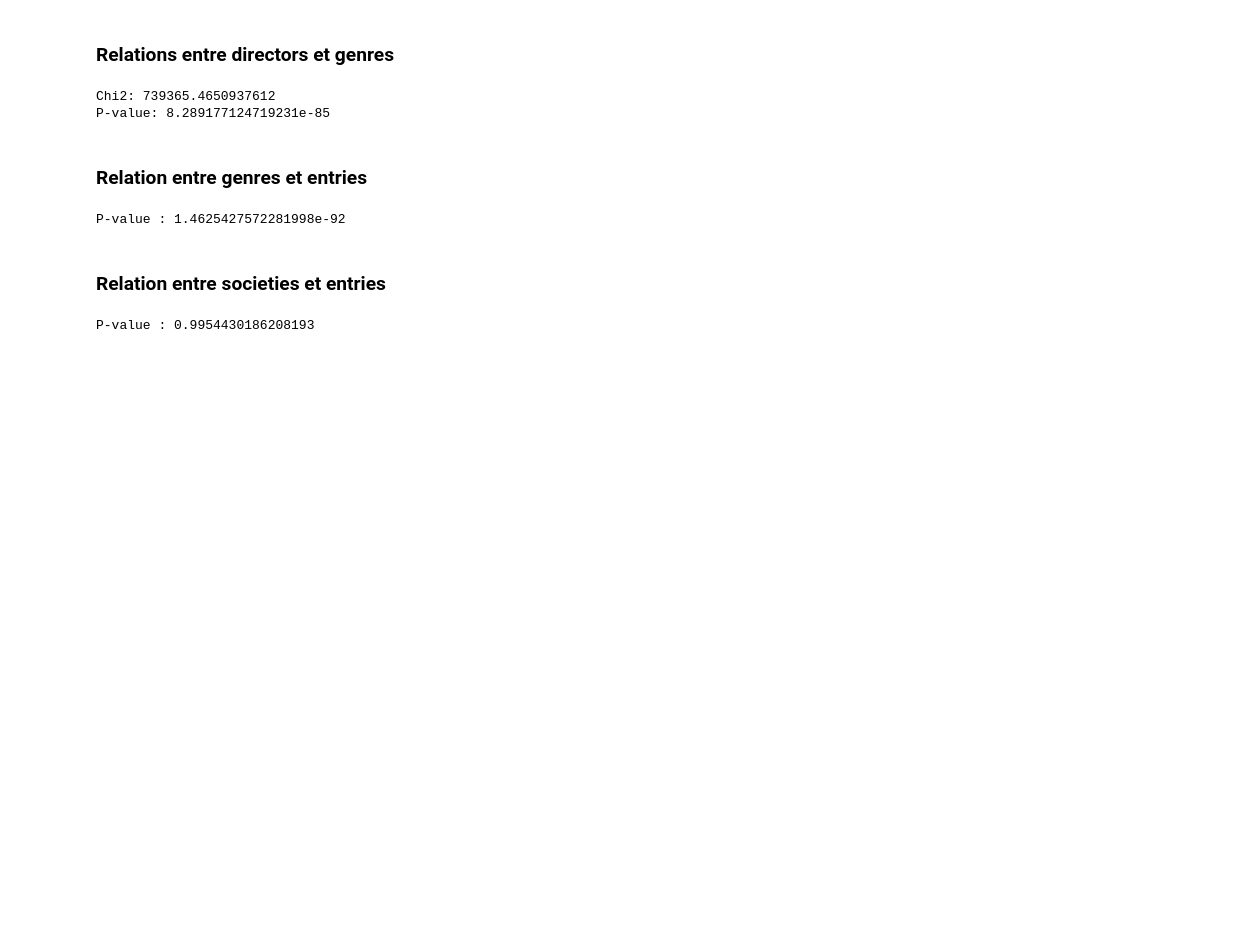
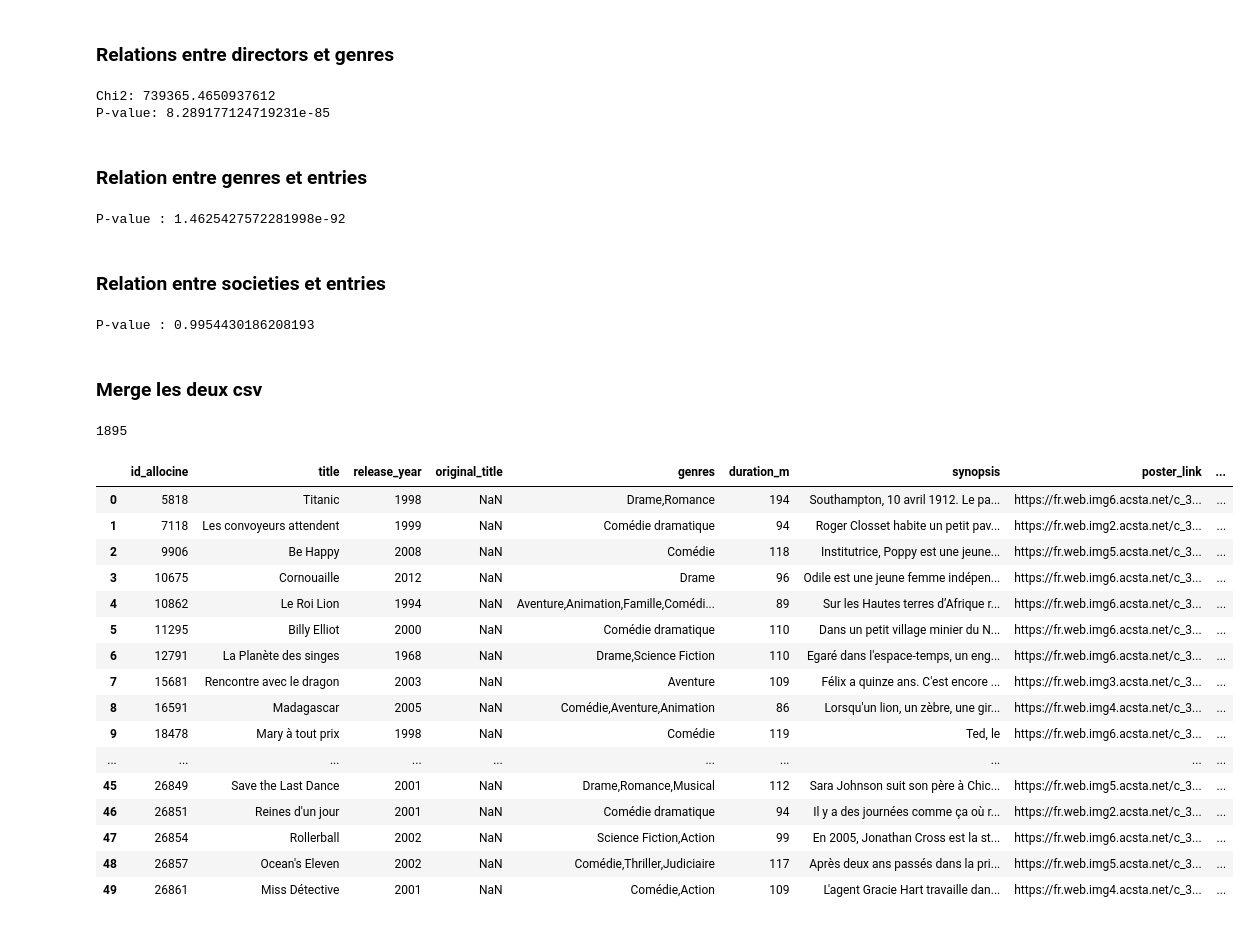
Before and after one commit to faridig/NIAB, a Jupyter notebook: EDA.ipynb, the cells around one changed output. Saved outputs shown, nothing was run; the diff lists cells and outputs as text; code cells hidden in the pictures; blank space fills up the shorter version.

```diff
--- a/EDA.ipynb
+++ b/EDA.ipynb
@@ -293,3 +294,63 @@ f_statistic, p_value = f_oneway(*grouped_data)
 print("P-value :", p_value)
 # %% [output]
 P-value : 0.9954430186208193
+# %% [markdown]
+### Merge les deux csv
+# %%
+df_budget = pd.read_csv('EDA/DBa_to_csv/film.csv')
+
+
+df['budget'].nunique()
+
+
+#Nombre de zéro dans df
+zero_budget_rows = df[df['budget'] == '0']
+nombre_lignes = zero_budget_rows.shape[0]
+print(nombre_lignes)
+# %% [output]
+1895
+# %%
+
+
+#Nettoyage des années
+
+# Fonction pour supprimer les parenthèses et les années
+def remove_parentheses_and_years(film_title):
+    return re.sub(r'\([^()]*\)', '', film_title)
+
+# Appliquer la fonction à la colonne 'film'
+df_budget['film'] = df_budget['film'].apply(remove_parentheses_and_years)
+# %%
+from fuzzywuzzy import fuzz
+
+# Identifier les correspondances approximatives
+# Utiliser la similarité de Levenshtein pour calculer la similitude entre les titres et les films
+# Exemple: fuzzywuzzy
+
+def find_matching_titles(title, films):
+    for film in films:
+        if fuzz.partial_ratio(title, film) >= 90:  # Ajustez ce seuil selon vos besoins
+            return film
+    return None
+
+df['film_match'] = df['title'].apply(lambda x: find_matching_titles(x, df_budget['film']))
+# %%
+df.head(50)
+# %% [output]
+|  | id_allocine | title | release_year | original_title | genres | duration_m | synopsis | poster_link | ... |
+| 0 | 5818 | Titanic | 1998 | NaN | Drame,Romance | 194 | Southampton, 10 avril 1912. Le pa... | https://fr.web.img6.acsta.net/c_3... | ... |
+| 1 | 7118 | Les convoyeurs attendent | 1999 | NaN | Comédie dramatique | 94 | Roger Closset habite un petit pav... | https://fr.web.img2.acsta.net/c_3... | ... |
+| 2 | 9906 | Be Happy | 2008 | NaN | Comédie | 118 | Institutrice, Poppy est une jeune... | https://fr.web.img5.acsta.net/c_3... | ... |
+| 3 | 10675 | Cornouaille | 2012 | NaN | Drame | 96 | Odile est une jeune femme indépen... | https://fr.web.img6.acsta.net/c_3... | ... |
+| 4 | 10862 | Le Roi Lion | 1994 | NaN | Aventure,Animation,Famille,Comédi... | 89 | Sur les Hautes terres d’Afrique r... | https://fr.web.img6.acsta.net/c_3... | ... |
+| 5 | 11295 | Billy Elliot | 2000 | NaN | Comédie dramatique | 110 | Dans un petit village minier du N... | https://fr.web.img6.acsta.net/c_3... | ... |
+| 6 | 12791 | La Planète des singes | 1968 | NaN | Drame,Science Fiction | 110 | Egaré dans l'espace-temps, un eng... | https://fr.web.img6.acsta.net/c_3... | ... |
+| 7 | 15681 | Rencontre avec le dragon | 2003 | NaN | Aventure | 109 | Félix a quinze ans. C'est encore ... | https://fr.web.img3.acsta.net/c_3... | ... |
+| 8 | 16591 | Madagascar | 2005 | NaN | Comédie,Aventure,Animation | 86 | Lorsqu'un lion, un zèbre, une gir... | https://fr.web.img4.acsta.net/c_3... | ... |
+| 9 | 18478 | Mary à tout prix | 1998 | NaN | Comédie | 119 | Ted, le | https://fr.web.img6.acsta.net/c_3... | ... |
+| ... | ... | ... | ... | ... | ... | ... | ... | ... | ... |
+| 45 | 26849 | Save the Last Dance | 2001 | NaN | Drame,Romance,Musical | 112 | Sara Johnson suit son père à Chic... | https://fr.web.img5.acsta.net/c_3... | ... |
+| 46 | 26851 | Reines d'un jour | 2001 | NaN | Comédie dramatique | 94 | Il y a des journées comme ça où r... | https://fr.web.img2.acsta.net/c_3... | ... |
+| 47 | 26854 | Rollerball | 2002 | NaN | Science Fiction,Action | 99 | En 2005, Jonathan Cross est la st... | https://fr.web.img6.acsta.net/c_3... | ... |
+| 48 | 26857 | Ocean's Eleven | 2002 | NaN | Comédie,Thriller,Judiciaire | 117 | Après deux ans passés dans la pri... | https://fr.web.img5.acsta.net/c_3... | ... |
+| 49 | 26861 | Miss Détective | 2001 | NaN | Comédie,Action | 109 | L'agent Gracie Hart travaille dan... | https://fr.web.img4.acsta.net/c_3... | ... |
```
Also changed, not shown: parts of 6 cells of this notebook, 2 other files.
